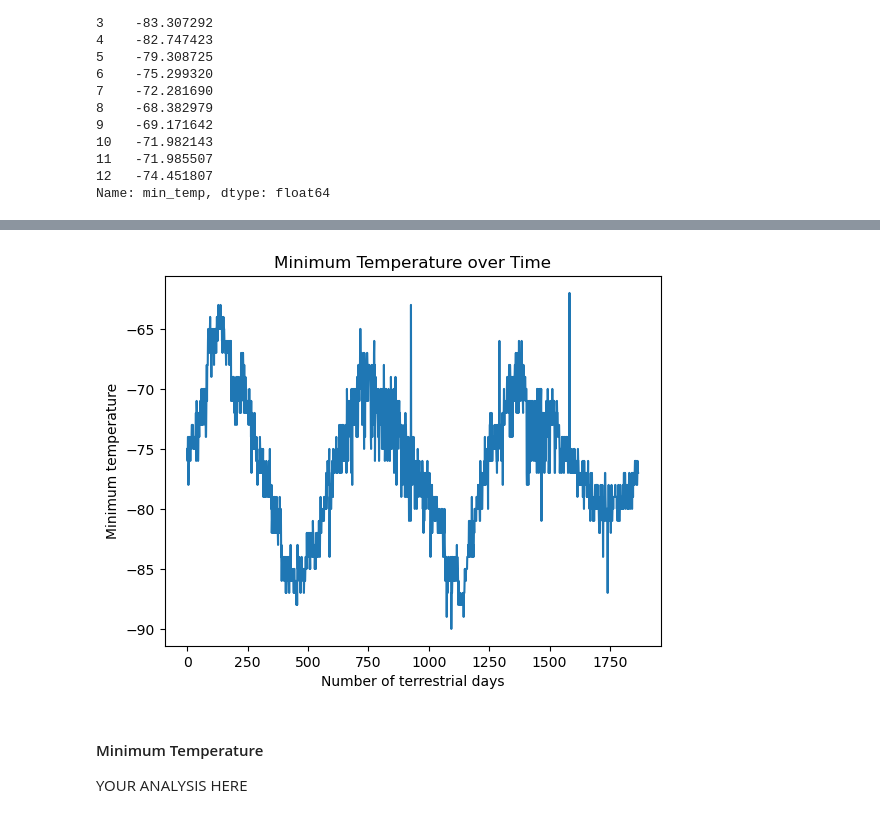
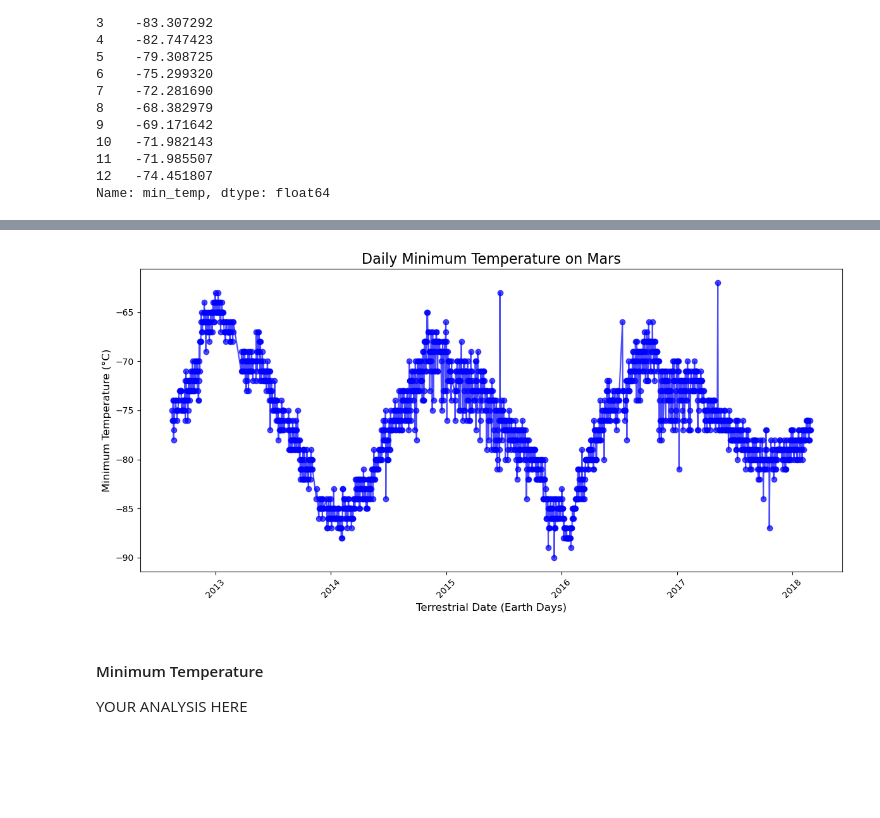
Before and after one commit to Kathyvng/beautiful_soup_challenge, a Jupyter notebook: part_2_mars_weather.ipynb, the cells around one changed output, grey strips where cells are left out. Saved outputs shown, nothing was run; the diff lists cells and outputs as text; code cells hidden in the pictures; blank space fills up the shorter version.

```diff
--- a/part_2_mars_weather.ipynb
+++ b/part_2_mars_weather.ipynb
@@ -188,8 +258,21 @@ Name: pressure, dtype: float64
 # %%
 # 5. How many terrestrial (Earth) days are there in a Martian year?
 # Visually estimate the result by plotting the daily minimum temperature of each observation in the data set.
+# Plot the daily minimum temperature over time
+plt.figure(figsize=(12, 6))
+plt.plot(df['terrestrial_date'], df['min_temp'], marker='o', linestyle='-', color='b', alpha=0.7)
+
+# Add titles and labels
+plt.title('Daily Minimum Temperature on Mars', fontsize=16)
+plt.xlabel('Terrestrial Date (Earth Days)', fontsize=12)
+plt.ylabel('Minimum Temperature (°C)', fontsize=12)
+plt.xticks(rotation=45)
+
+# Show the plot
+plt.tight_layout()
+plt.show()
 # %% [output]
-[figure, old version]
+[figure, new version]
 # %% [markdown]
 #### Minimum Temperature
 
```
Also changed, not shown: parts of 13 cells of this notebook, 1 other file.
